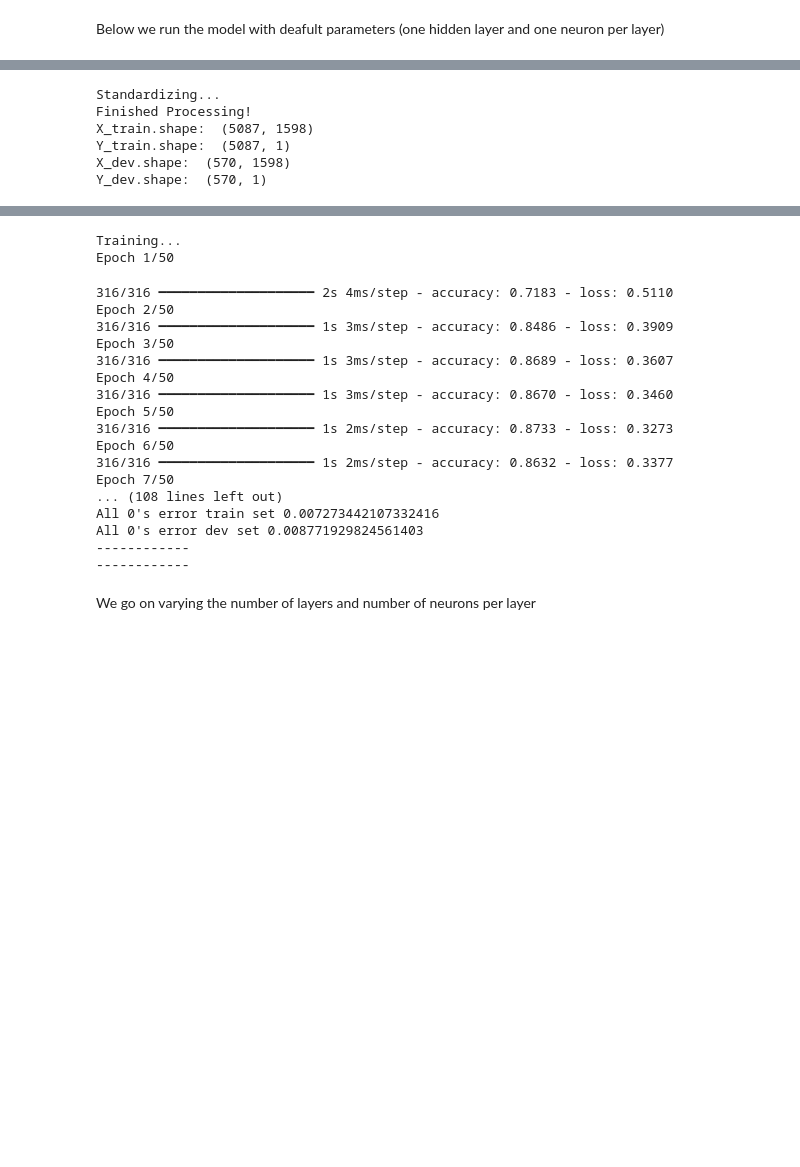
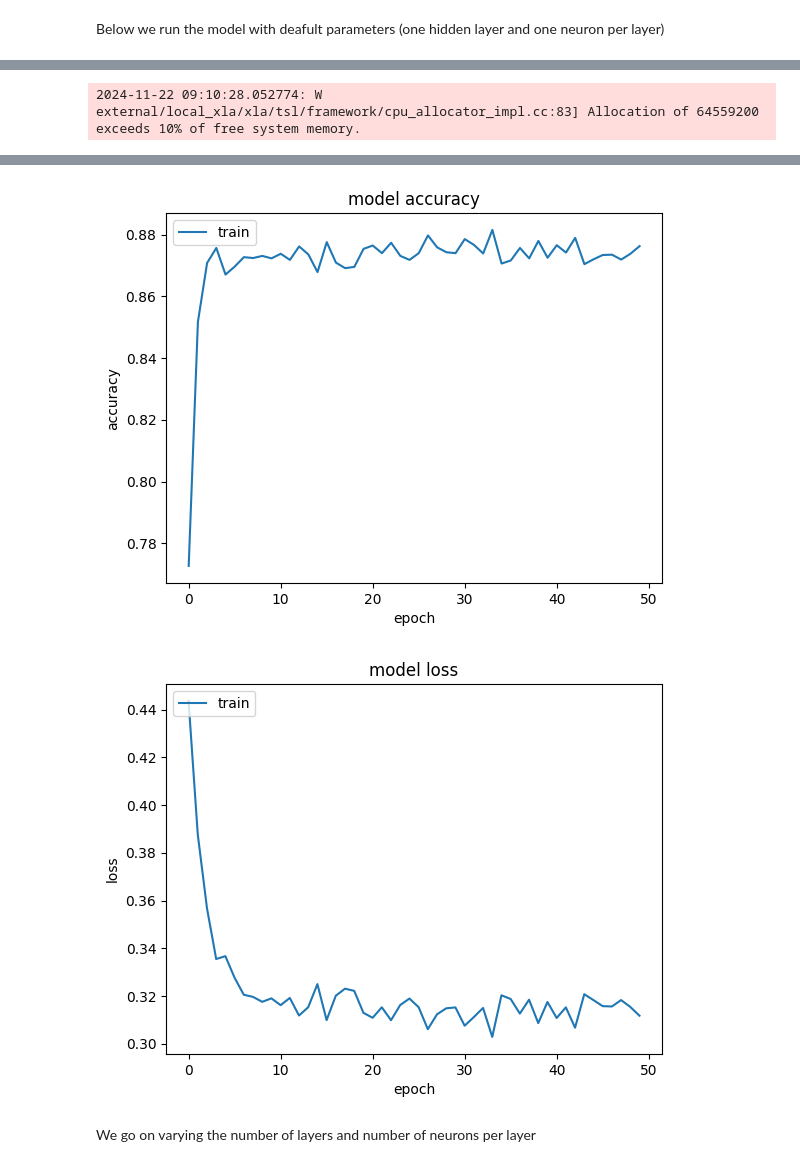
Before and after one commit to tiziano1590/comp_astro_24, a Jupyter notebook: notebook_NN.ipynb, the cells around one changed output, grey strips where cells are left out. Saved outputs shown, nothing was run; the diff lists cells and outputs as text; code cells hidden in the pictures; blank space fills up the shorter version.

```diff
--- a/notebook_NN.ipynb
+++ b/notebook_NN.ipynb
@@ -93,8 +93,8 @@ class LightFluxProcessor:
         # Gaussian filter to smooth out data (to remove noise)
         if self.gaussian:
             print("Applying Gaussian Filter...")
-            df_train_x = ndimage.filters.gaussian_filter(df_train_x, sigma=10)
-            df_dev_x = ndimage.filters.gaussian_filter(df_dev_x, sigma=10)
+            df_train_x = ndimage.gaussian_filter(df_train_x, sigma=10)
+            df_dev_x = ndimage.gaussian_filter(df_dev_x, sigma=10)
 
         # Standardize X data
         if self.standardize:
@@ -124,7 +124,7 @@ def build_network(shape, n_layers, n_neurons):
 
     model.add(tf.keras.layers.Dense(1, activation="sigmoid")) # output layer with sigmoid
 
-    loss_fn = tf.keras.losses.BinaryCrossentropy(from_logits=True)
+    loss_fn = tf.keras.losses.BinaryCrossentropy(from_logits=False) # False as we applied a sigmoid activation function so we interpret the outputs as probabilities
     model.compile(optimizer="adam", loss=loss_fn, metrics=["accuracy"])
     return model
 
@@ -181,7 +181,7 @@ train_dataset_path = f"{path_to_data}/data_no_injection/exoTrain.csv"
 dev_dataset_path = f"{path_to_data}/data_no_injection/exoTest.csv"
 
 LOAD_MODEL = True  # continue training previous weights or start fresh
-RENDER_PLOT = False  # render loss and accuracy plots
+RENDER_PLOT = True  # render loss and accuracy plots
 # %% [markdown]
 Below we run the model with deafult parameters (one hidden layer and one neuron per layer)
 # %%
@@ -195,10 +195,10 @@ X_train_sm, Y_train_sm = sm.fit_resample(X_train, Y_train)
 # Training the NN
 print("Training...")
 
-history = model.fit(X_train_sm, Y_train_sm, epochs=50, batch_size=32)
+history = model.fit(X_train_sm, Y_train_sm, epochs=50, batch_size=32, verbose=0)
 
-train_outputs = model.predict(X_train, batch_size=32)
-dev_outputs = model.predict(X_dev, batch_size=32)
+train_outputs = model.predict(X_train, batch_size=32, verbose=0)
+dev_outputs = model.predict(X_dev, batch_size=32, verbose=0)
 train_outputs = np.rint(train_outputs)
 dev_outputs = np.rint(dev_outputs)
 
@@ -264,6 +271 @@ Applying Gaussian Filter...
-Standardizing...
-Finished Processing!
-X_train.shape:  (5087, 1598)
-Y_train.shape:  (5087, 1)
-X_dev.shape:  (570, 1598)
-Y_dev.shape:  (570, 1)
+2024-11-22 09:10:28.052774: W external/local_xla/xla/tsl/framework/cpu_allocator_impl.cc:83] Allocation of 64559200 exceeds 10% of free system memory.
@@ -271,22 +289,5 @@ Y_dev.shape:  (570, 1)
-Training...
-Epoch 1/50
-316/316 ━━━━━━━━━━━━━━━━━━━━ 2s 4ms/step - accuracy: 0.7183 - loss: 0.5110
-Epoch 2/50
-316/316 ━━━━━━━━━━━━━━━━━━━━ 1s 3ms/step - accuracy: 0.8486 - loss: 0.3909
-Epoch 3/50
-316/316 ━━━━━━━━━━━━━━━━━━━━ 1s 3ms/step - accuracy: 0.8689 - loss: 0.3607
-Epoch 4/50
-316/316 ━━━━━━━━━━━━━━━━━━━━ 1s 3ms/step - accuracy: 0.8670 - loss: 0.3460
-Epoch 5/50
-316/316 ━━━━━━━━━━━━━━━━━━━━ 1s 2ms/step - accuracy: 0.8733 - loss: 0.3273
-Epoch 6/50
-316/316 ━━━━━━━━━━━━━━━━━━━━ 1s 2ms/step - accuracy: 0.8632 - loss: 0.3377
-Epoch 7/50
-... (108 lines left out)
-All 0's error train set 0.007273442107332416
-All 0's error dev set 0.008771929824561403
-------------
-------------
+[figure, added]
+[figure, added]
 # %% [markdown]
 We go on varying the number of layers and number of neurons per layer
 # %%
```
Also changed, not shown: parts of 5 cells of this notebook.
